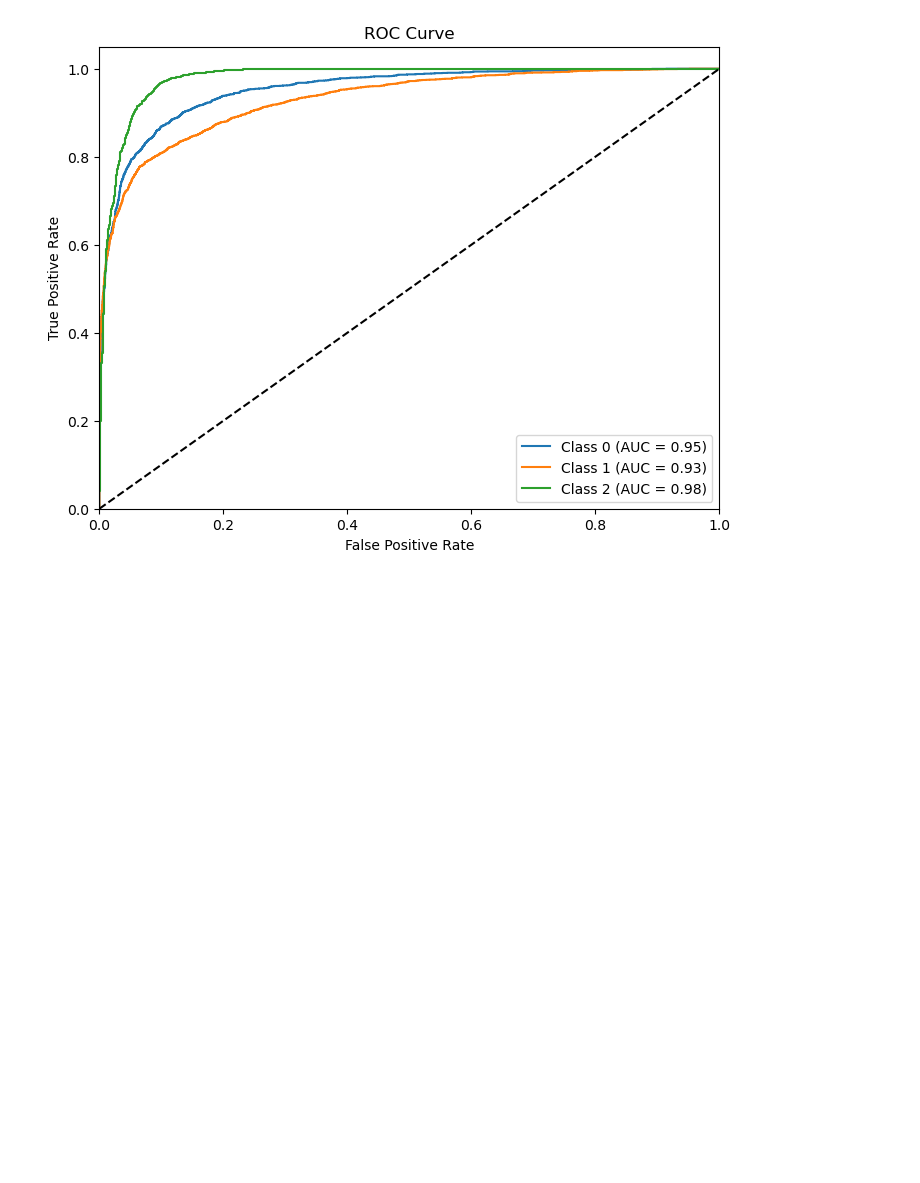
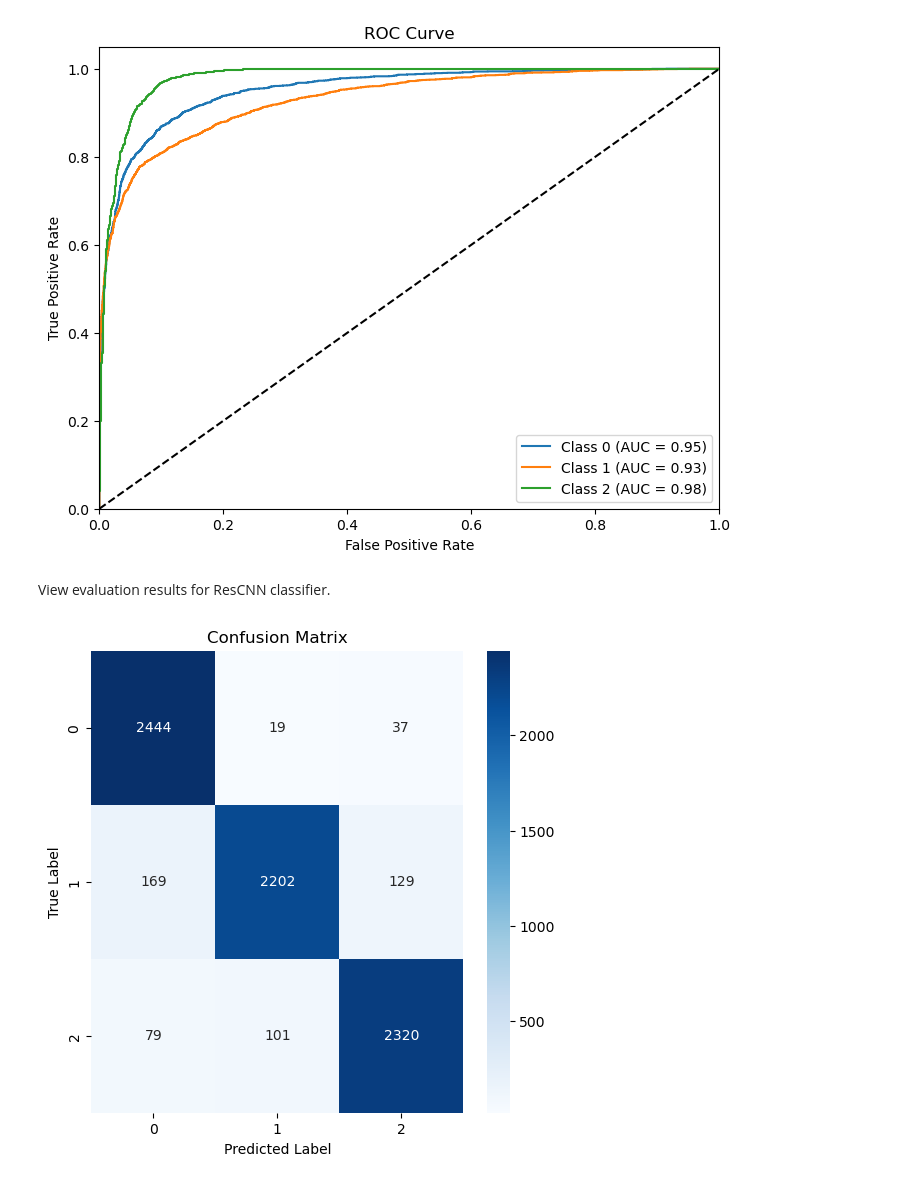
Before and after one commit to dby516/deeplense_test, a Jupyter notebook: test1/scripts/eval.ipynb, the cells around one changed output. Cells and saved outputs as stored; diff of their text form; code cells hidden in the pictures; blank space fills up the shorter version.

Commit message:
Upload training results

```diff
--- a/test1/scripts/eval.ipynb
+++ b/test1/scripts/eval.ipynb
@@ -94,2 +97,42 @@ plt.show()
 # %% [output]
 [figure]
+# %% [markdown]
+View evaluation results for ResCNN classifier.
+# %%
+# Load the trained model checkpoint
+model = ResCNN(num_classes=3)  # Ensure this matches your architecture
+model.load_state_dict(torch.load("../checkpoints/rescnn/rescnn_75epc_2025-03-16_17-19-40.pth"))
+model.eval().to(device)
+
+# Load dataset
+val_path = "../dataset/val"
+valset = LensDataset(val_path)
+val_loader = DataLoader(valset, batch_size=64, shuffle=True)
+# %%
+y_true = []
+y_scores = []
+
+with torch.no_grad():
+    for images, labels in val_loader:
+        images, labels = images.to(device), labels.to(device)
+        outputs = model(images)  # Get raw logits
+        probs = F.softmax(outputs, dim=1).cpu().numpy()  # Convert logits to probabilities
+
+        y_true.extend(labels.cpu().numpy())
+        y_scores.extend(probs)
+# %%
+# Convert predicted probabilities to class predictions
+y_pred_classes = np.argmax(y_scores, axis=1)
+
+# Compute confusion matrix
+cm = confusion_matrix(y_true, 2-y_pred_classes)
+
+# Plot confusion matrix
+plt.figure(figsize=(6, 6))
+sns.heatmap(cm, annot=True, fmt="d", cmap="Blues", xticklabels=[0, 1, 2], yticklabels=[0, 1, 2])
+plt.xlabel("Predicted Label")
+plt.ylabel("True Label")
+plt.title("Confusion Matrix")
+plt.show()
+# %% [output]
+[figure, added]
```
Also changed, not shown: parts of 2 cells of this notebook, 10 other files.
